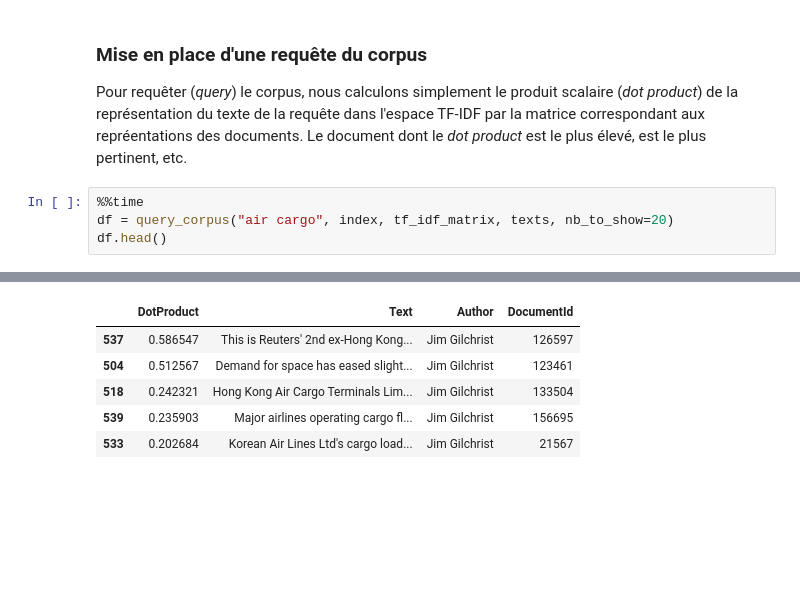
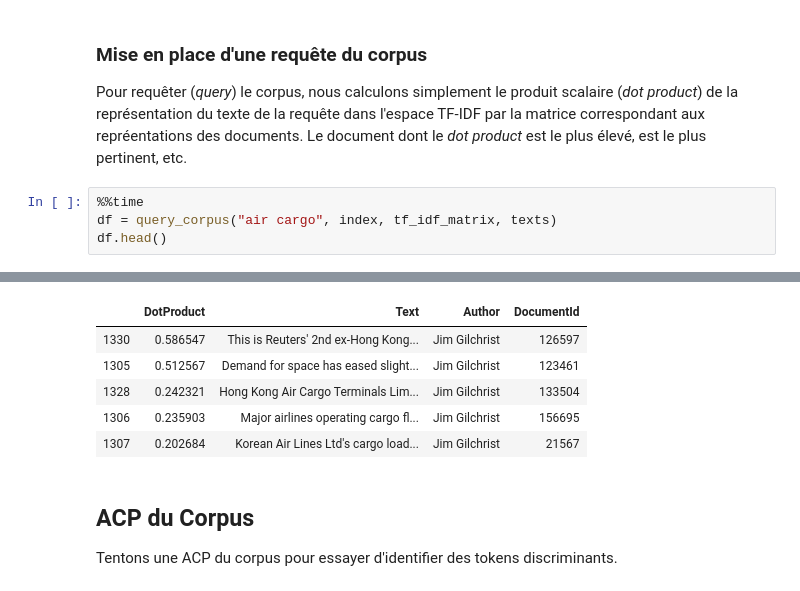
Before and after one commit to Barenn/Indexation-Web-TP, a Jupyter notebook: tp1_renan.ipynb, the cells around one changed output, grey strips where cells are left out. Cells and saved outputs as stored; diff of their text form; blank space fills up the shorter version.

```diff
--- a/tp1.ipynb
+++ b/tp1_renan.ipynb
@@ -313,6 +315,6 @@ Wall time: 760 ms
 Pour requêter (_query_) le corpus, nous calculons simplement le produit scalaire (_dot product_) de la représentation du texte de la requête dans l'espace TF-IDF par la matrice correspondant aux repréentations des documents. Le document dont le _dot product_ est le plus élevé, est le plus pertinent, etc.
 # %%
 %%time
-df = query_corpus("air cargo", index, tf_idf_matrix, texts, nb_to_show=20)
+df = query_corpus("air cargo", index, tf_idf_matrix, texts)
 df.head()
 # %% [output]
@@ -321,6 +323,10 @@ Wall time: 117 ms
 |  | DotProduct | Text | Author | DocumentId |
-| 537 | 0.586547 | This is Reuters' 2nd ex-Hong Kong... | Jim Gilchrist | 126597 |
-| 504 | 0.512567 | Demand for space has eased slight... | Jim Gilchrist | 123461 |
-| 518 | 0.242321 | Hong Kong Air Cargo Terminals Lim... | Jim Gilchrist | 133504 |
-| 539 | 0.235903 | Major airlines operating cargo fl... | Jim Gilchrist | 156695 |
-| 533 | 0.202684 | Korean Air Lines Ltd's cargo load... | Jim Gilchrist | 21567 |
+| 1330 | 0.586547 | This is Reuters' 2nd ex-Hong Kong... | Jim Gilchrist | 126597 |
+| 1305 | 0.512567 | Demand for space has eased slight... | Jim Gilchrist | 123461 |
+| 1328 | 0.242321 | Hong Kong Air Cargo Terminals Lim... | Jim Gilchrist | 133504 |
+| 1306 | 0.235903 | Major airlines operating cargo fl... | Jim Gilchrist | 156695 |
+| 1307 | 0.202684 | Korean Air Lines Ltd's cargo load... | Jim Gilchrist | 21567 |
+# %% [markdown]
+## ACP du Corpus
+
+Tentons une ACP du corpus pour essayer d'identifier des tokens discriminants.
```
Also changed, not shown: parts of 11 cells of this notebook, 1 other file.
